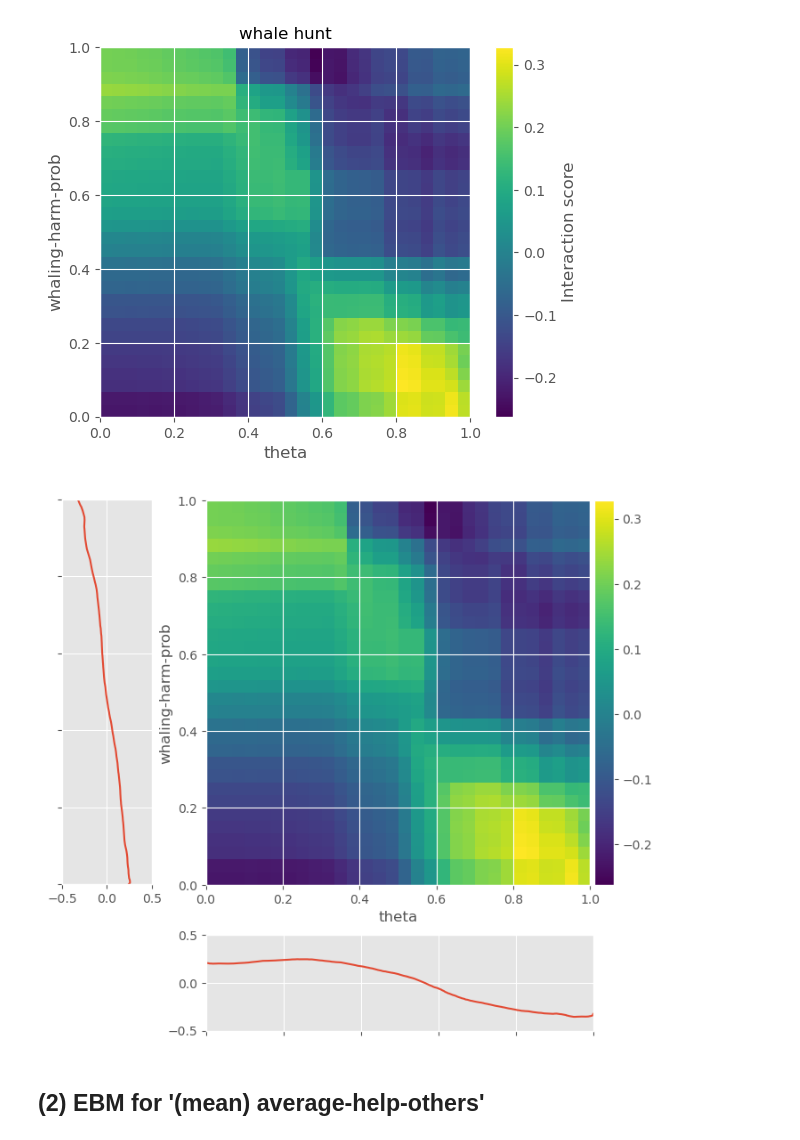
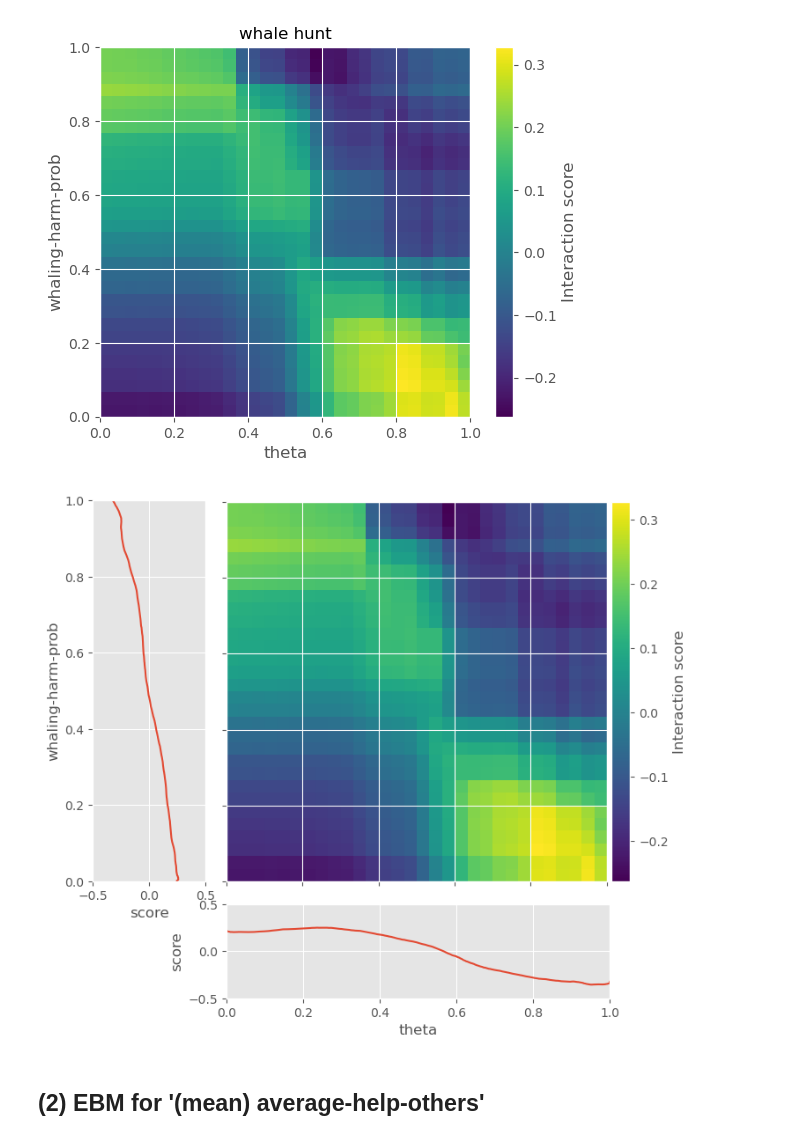
Before and after one commit to jismartin/kawesqarcoop, a Jupyter notebook: notebooks/lhs_analysis_interpretation.ipynb, the cells around one changed output. Drawn from its saved outputs; the diff is of its cells as text; code cells hidden in the pictures.

Commit message:
Update interaction plots

```diff
--- a/notebooks/lhs_analysis_interpretation.ipynb
+++ b/notebooks/lhs_analysis_interpretation.ipynb
@@ -295,47 +295,50 @@ ax2 = fig.add_subplot(gs0[:-1, 1:])
 hmp = ax2.imshow(dt_interaction.get('scores'), cmap='viridis',origin='lower',extent=[0,1,0,1])
 divider = make_axes_locatable(ax2)
 cax = divider.append_axes("right", size="5%", pad=0.05)
-fig.colorbar(hmp, ax=ax2,cax=cax)
-#plt.colorbar(label='Interaction score')
-ax2.set_xlabel('theta')
-ax2.set_ylabel('whaling-harm-prob')
+fig.colorbar(hmp, ax=ax2,cax=cax,label='Interaction score')
+ax2.set_xticklabels([])
+ax2.set_yticklabels([])
 
 # Create line plot above the contour plot: theta
 ax3 = fig.add_subplot(gs0[-1, 1:])
 x_vals = dt_parameter_x.get('names')[1:]
 y_vals = dt_parameter_x.get('scores')
 y_hi = dt_parameter_x.get('upper_bounds')
 y_lo = dt_parameter_x.get('lower_bounds')
 ax3.plot(x_vals, y_vals)
 #ax3.fill_between(x_vals, y_lo, y_hi, color='gray', alpha=0.5, label='upper-lower bounds')
 ax3.set(xlim=(0,1))
 ax3.set(ylim=(-0.5,0.5))
-ax3.set_xticklabels([])
+#ax3.set_xticklabels([])
 #ax3.set_yticklabels([])
+ax3.set_xlabel('theta')
+ax3.set_ylabel('score')
 box = ax3.get_position()
-ax3.set_position([box.x0, box.y0*1.1, box.width*0.95, box.height*0.8])
+ax3.set_position([box.x0, box.y0+0.05, box.width*0.95, box.height*0.8])
 
 # Create line plot to the left of the contour plot: whaling-harm-prob
 ax1 = fig.add_subplot(gs0[:-1, 0])
 x_vals = dt_parameter_y.get('names')[1:]
 y_vals = dt_parameter_y.get('scores')
 y_hi = dt_parameter_y.get('upper_bounds')
 y_lo = dt_parameter_y.get('lower_bounds')
 
 ax1.plot(y_vals,x_vals)
 #ax1.fill_between(x_vals, y_lo, y_hi, color='gray', alpha=0.5, label='upper-lower bounds')
 ax1.set(ylim=(0,1))
 ax1.set(xlim=(-0.5,0.5))
 #ax1.set_xticklabels([])
-ax1.set_yticklabels([])
+#ax1.set_yticklabels([])
+ax1.set_ylabel('whaling-harm-prob')
+ax1.set_xlabel('score')
 box = ax1.get_position()
-ax1.set_position([box.x0, box.y0*1.05, box.width*0.75, box.height*0.95])
+ax1.set_position([box.x0*1.1, box.y0*1.05, box.width*0.95, box.height*0.95])
 
 #fig.subplots_adjust(wspace=0.5, hspace=0.5)
 plt.savefig('../figures/ebm_interaction_whale_hunt_theta_whaling_harm_prob_2.svg',format='svg',bbox_inches='tight')
 plt.show()
 # %% [output]
-[figure, old version]
+[figure, new version]
 # %% [markdown]
 ## (2) EBM for '(mean) average-help-others'
 # %%
```
Also changed, not shown: parts of 1 cell of this notebook, 2 other files.
